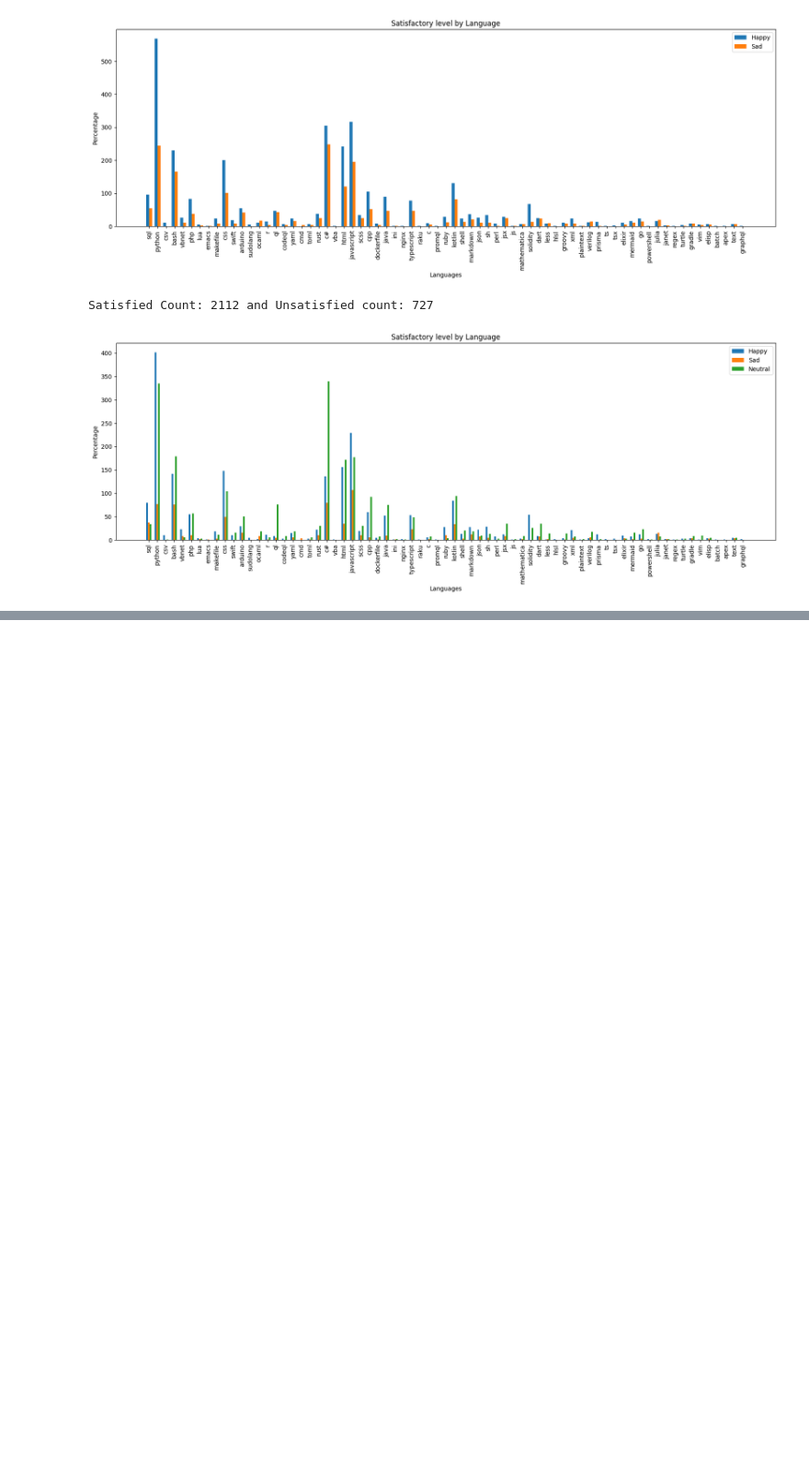
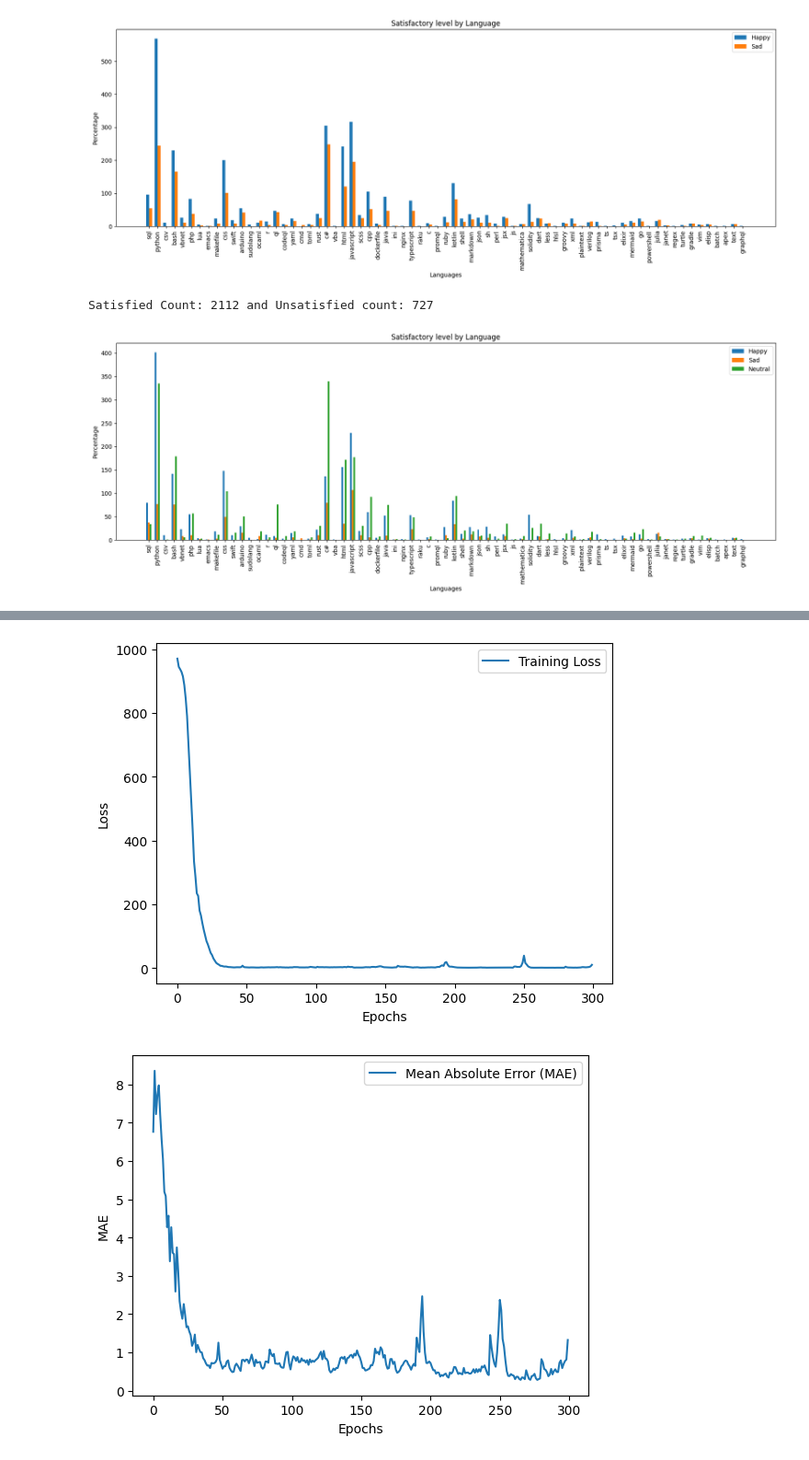
Before and after one commit to jayywiz/SE_Mining-Challenge24, a Jupyter notebook: SE_Project.ipynb, the cells around one changed output, grey strips where cells are left out. Shown at 92% size. Saved outputs shown, nothing was run; the diff lists cells and outputs as text; code cells hidden in the pictures; blank space fills up the shorter version.

```diff
--- a/SE_Project.ipynb
+++ b/SE_Project.ipynb
@@ -284,0 +534,29 @@ Satisfied Count: 2112 and Unsatisfied count: 727
+# %%
+# Access training metrics from the history object
+loss = history.history['loss']
+mae = history.history['mae']
+acc = history.history['accuracy']
+
+# Plot training loss
+plt.plot(loss, label='Training Loss')
+plt.xlabel('Epochs')
+plt.ylabel('Loss')
+plt.legend()
+plt.show()
+
+# Plot MAE
+plt.plot(mae, label='Mean Absolute Error (MAE)')
+plt.xlabel('Epochs')
+plt.ylabel('MAE')
+plt.legend()
+plt.show()
+
+# plot accuracy
+plt.plot(acc, label='Accuracy')
+plt.xlabel('Epochs')
+plt.ylabel('Accuracy')
+plt.legend()
+plt.show()
+# %% [output]
+[figure, added]
+[figure, added]
```
Also changed, not shown: parts of 41 cells of this notebook, 1 other file.
